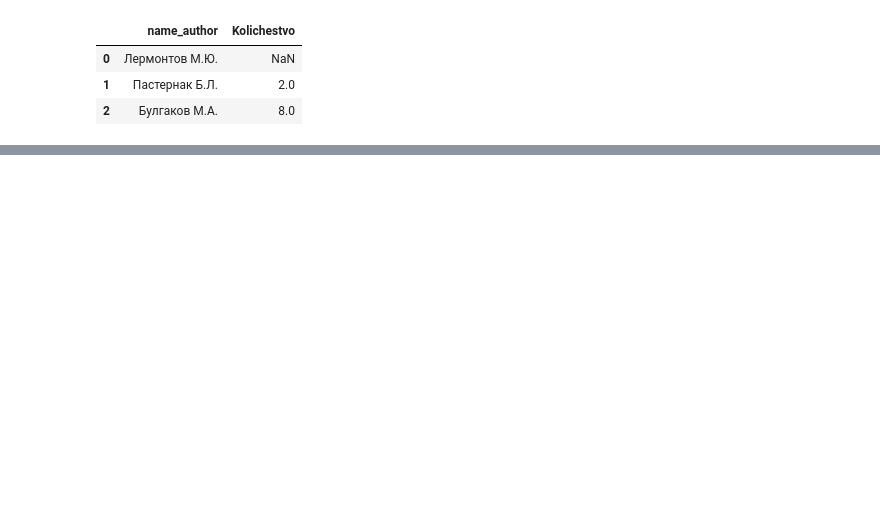
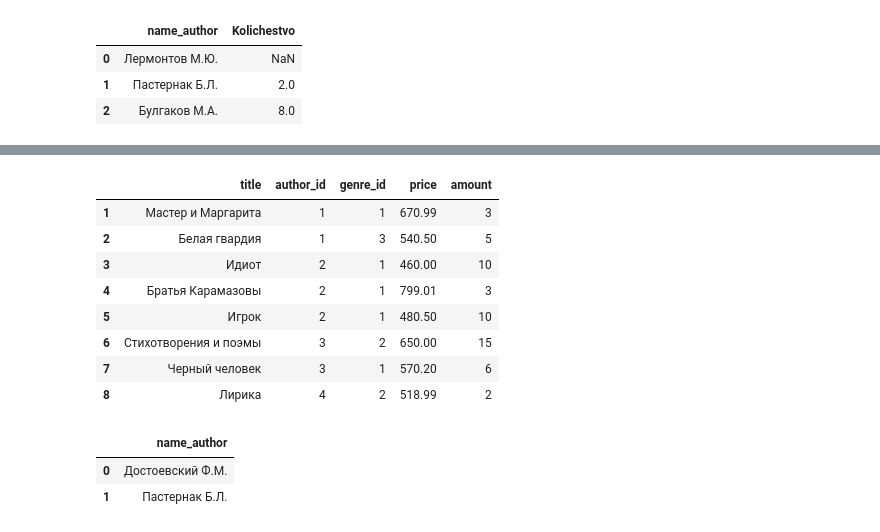
Before and after one commit to dinarsadykow/cv_hw, a Jupyter notebook: Stepik_SQL_HW.ipynb, the cells around one changed output, grey strips where cells are left out. Saved outputs shown, nothing was run; the diff lists cells and outputs as text; code cells hidden in the pictures; blank space fills up the shorter version.

```diff
--- a/Stepik_SQL_HW.ipynb
+++ b/Stepik_SQL_HW.ipynb
@@ -1920,0 +1711,73 @@ spark.sql(sql_128).toPandas()
+# %%
+# Создадим таблицу book
+
+t9 = """| book_id | title                 | author_id | genre_id | price  | amount |
+| 1       | Мастер и Маргарита    | 1         | 1        | 670.99 | 3      |
+| 2       | Белая гвардия         | 1         | 3        | 540.50 | 5      |
+| 3       | Идиот                 | 2         | 1        | 460.00 | 10     |
+| 4       | Братья Карамазовы     | 2         | 1        | 799.01 | 3      |
+| 5       | Игрок                 | 2         | 1        | 480.50 | 10     |
+| 6       | Стихотворения и поэмы | 3         | 2        | 650.00 | 15     |
+| 7       | Черный человек        | 3         | 1        | 570.20 | 6      |
+| 8       | Лирика                | 4         | 2        | 518.99 | 2      |"""
+
+df_pd12 = pd.DataFrame( [
+            [y.strip() for y in x \
+                .split("|")] for x in t9.split('\n')] ).drop([0,7],axis=1)
+
+# df_pd12.columns = 'city_id	name_city'.split('\t')
+
+
+df_pd12.columns = df_pd12.iloc[0,:]
+df_pd12 = df_pd12.iloc[1:,:]
+
+for col in [x for x in df_pd12.columns if '_id' in x]:
+  df_pd12[col] = df_pd12[col].astype('int64')
+
+df_pd12['price'] = df_pd12['price'].astype('float64')
+df_pd12['amount'] = df_pd12['amount'].astype('int64')
+
+df_pd12 = df_pd12.drop(['book_id'],axis=1)
+
+mySchema = StructType([
+                        T.StructField("title", T.StringType(), True)
+
+                       , T.StructField("author_id", T.IntegerType(), True)\
+                       , T.StructField("genre_id", T.IntegerType(), True)\
+
+                       , T.StructField("price", T.FloatType(), True)\
+
+                       , T.StructField("amount", T.IntegerType(), True)\
+                       ])
+pDF_to_sDF( df_input=df_pd12
+           , table_name="book"
+           , mySchema=mySchema )
+
+df_pd12
+# %% [output]
+|  | title | author_id | genre_id | price | amount |
+| 1 | Мастер и Маргарита | 1 | 1 | 670.99 | 3 |
+| 2 | Белая гвардия | 1 | 3 | 540.50 | 5 |
+| 3 | Идиот | 2 | 1 | 460.00 | 10 |
+| 4 | Братья Карамазовы | 2 | 1 | 799.01 | 3 |
+| 5 | Игрок | 2 | 1 | 480.50 | 10 |
+| 6 | Стихотворения и поэмы | 3 | 2 | 650.00 | 15 |
+| 7 | Черный человек | 3 | 1 | 570.20 | 6 |
+| 8 | Лирика | 4 | 2 | 518.99 | 2 |
+# %%
+sql_129 = """SELECT
+    name_author
+    --, COUNT( DISTINCT genre_id) AS cnt_genre_id
+FROM book
+INNER JOIN author
+    on author.author_id = book.author_id
+GROUP BY name_author
+HAVING COUNT( DISTINCT genre_id) = 1
+ORDER BY name_author
+;"""
+
+spark.sql(sql_129).toPandas()
+# %% [output]
+|  | name_author |
+| 0 | Достоевский Ф.М. |
+| 1 | Пастернак Б.Л. |
```
Also changed, not shown: parts of 45 cells of this notebook.
